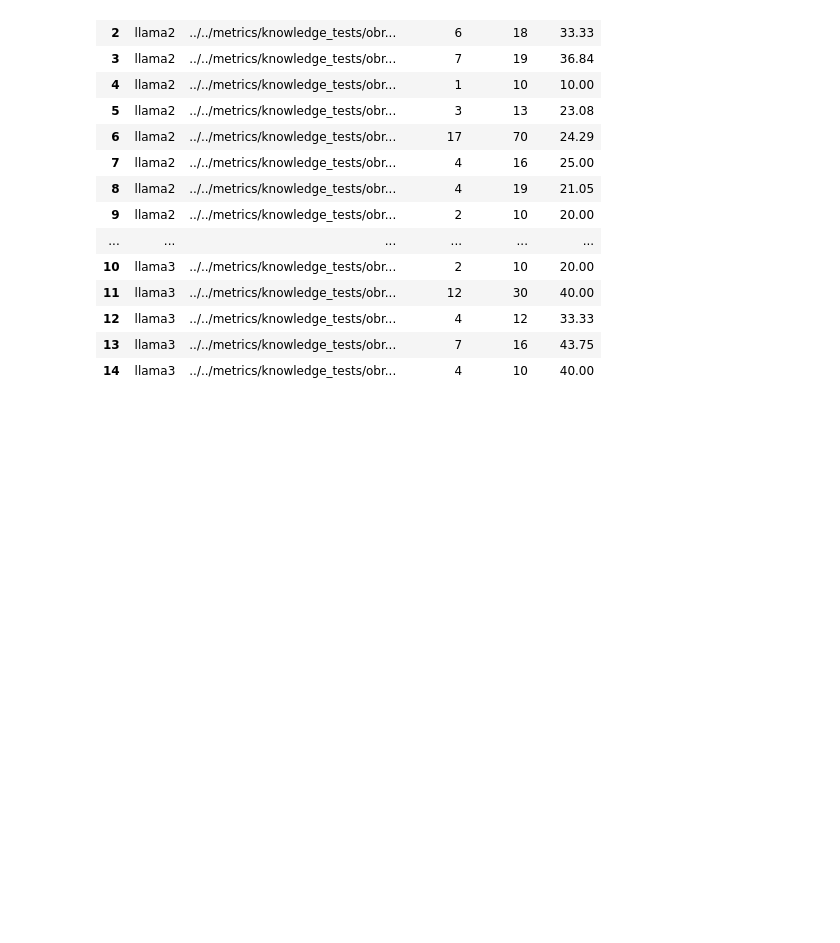
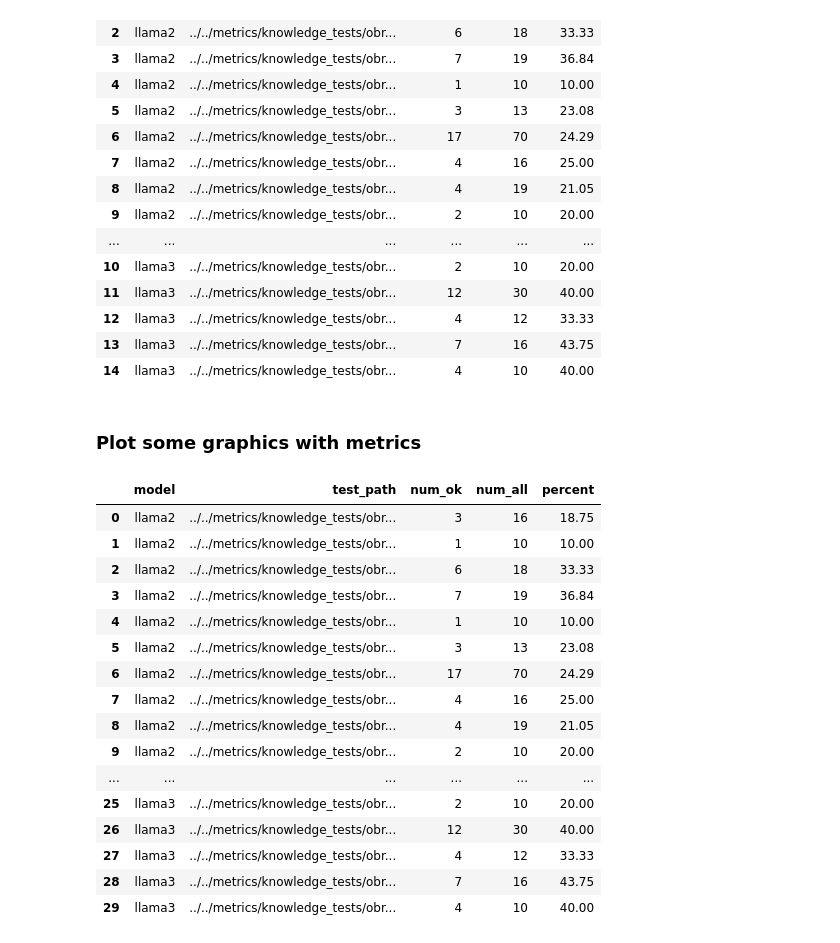
Before and after one commit to DenisovNikita/long_context_LLMs, a Jupyter notebook: metrics/metrics_evaluator.ipynb, the cells around one changed output. Drawn from its saved outputs; the diff is of its cells as text; code cells hidden in the pictures; blank space fills up the shorter version.

```diff
--- a/metrics/metrics_evaluator.ipynb
+++ b/metrics/metrics_evaluator.ipynb
@@ -273,3 +273,26 @@ full_df
 | 14 | llama3 | ../../metrics/knowledge_tests/obr... | 4 | 10 | 40.00 |
 # %%
 full_df.to_csv("../../metrics/knowledge_tests/obrazovaka/full_results.csv", index=False)
+# %% [markdown]
+### Plot some graphics with metrics
+# %%
+df = pd.read_csv("../../metrics/knowledge_tests/obrazovaka/full_results.csv")
+df
+# %% [output]
+|  | model | test_path | num_ok | num_all | percent |
+| 0 | llama2 | ../../metrics/knowledge_tests/obr... | 3 | 16 | 18.75 |
+| 1 | llama2 | ../../metrics/knowledge_tests/obr... | 1 | 10 | 10.00 |
+| 2 | llama2 | ../../metrics/knowledge_tests/obr... | 6 | 18 | 33.33 |
+| 3 | llama2 | ../../metrics/knowledge_tests/obr... | 7 | 19 | 36.84 |
+| 4 | llama2 | ../../metrics/knowledge_tests/obr... | 1 | 10 | 10.00 |
+| 5 | llama2 | ../../metrics/knowledge_tests/obr... | 3 | 13 | 23.08 |
+| 6 | llama2 | ../../metrics/knowledge_tests/obr... | 17 | 70 | 24.29 |
+| 7 | llama2 | ../../metrics/knowledge_tests/obr... | 4 | 16 | 25.00 |
+| 8 | llama2 | ../../metrics/knowledge_tests/obr... | 4 | 19 | 21.05 |
+| 9 | llama2 | ../../metrics/knowledge_tests/obr... | 2 | 10 | 20.00 |
+| ... | ... | ... | ... | ... | ... |
+| 25 | llama3 | ../../metrics/knowledge_tests/obr... | 2 | 10 | 20.00 |
+| 26 | llama3 | ../../metrics/knowledge_tests/obr... | 12 | 30 | 40.00 |
+| 27 | llama3 | ../../metrics/knowledge_tests/obr... | 4 | 12 | 33.33 |
+| 28 | llama3 | ../../metrics/knowledge_tests/obr... | 7 | 16 | 43.75 |
+| 29 | llama3 | ../../metrics/knowledge_tests/obr... | 4 | 10 | 40.00 |
```
Also changed, not shown: parts of 5 cells of this notebook, 1 other file.
